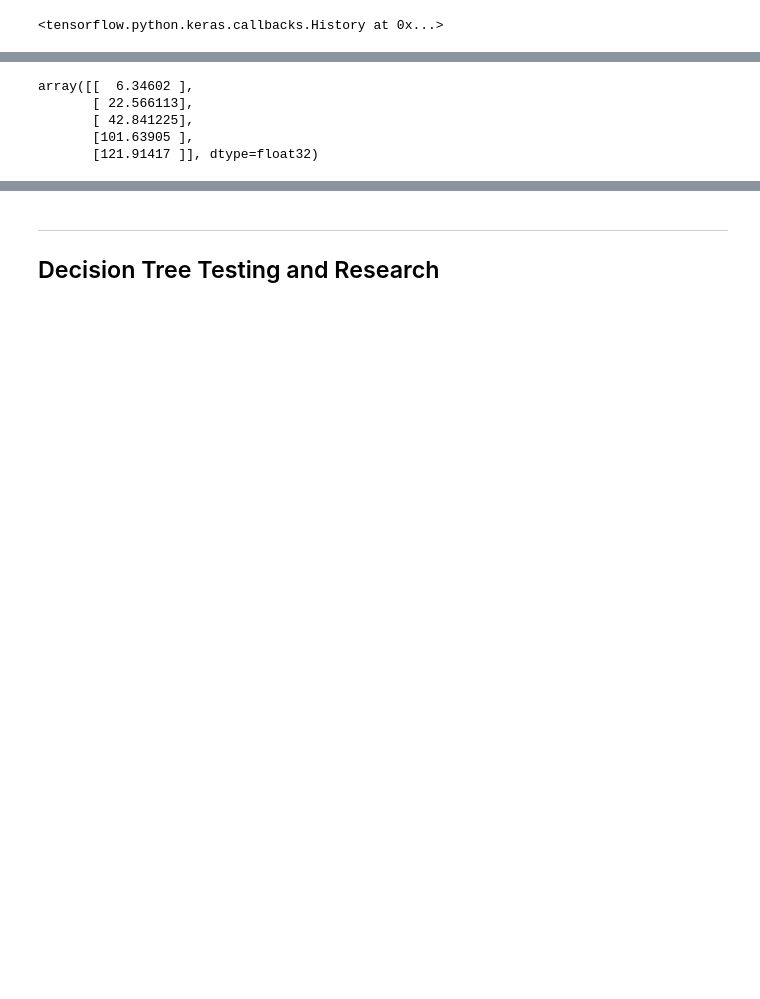
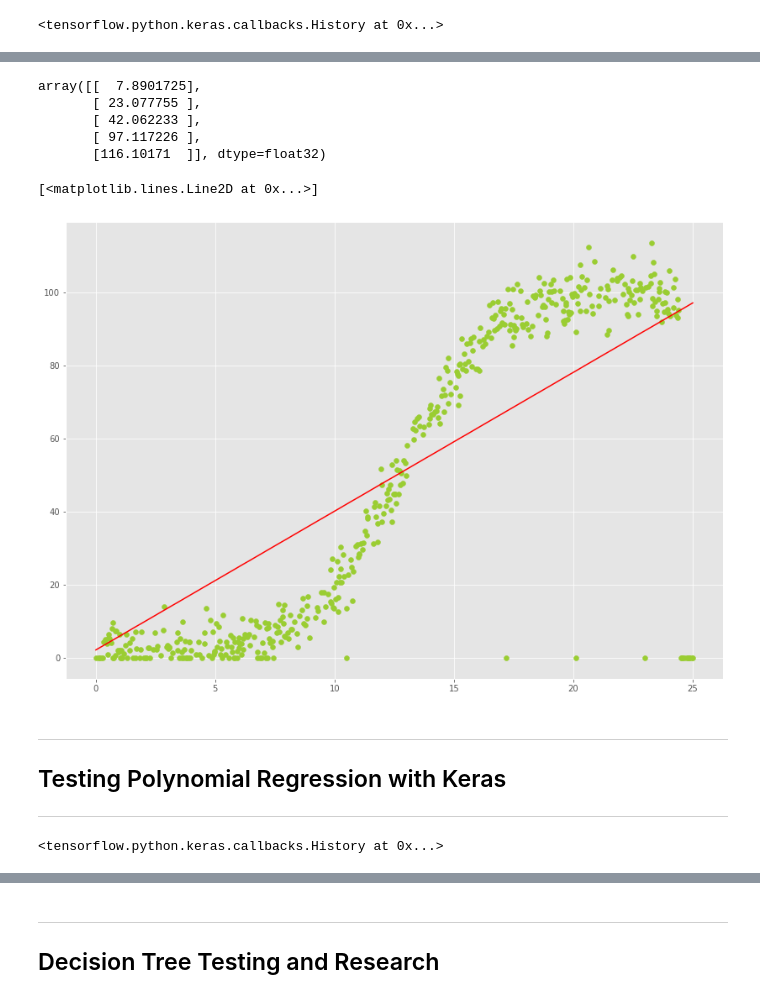
Before and after one commit to conorshortt123/emerging-tech-project, a Jupyter notebook: regression-tree.ipynb, the cells around one changed output, grey strips where cells are left out. Drawn from its saved outputs; the diff is of its cells as text; code cells hidden in the pictures; blank space fills up the shorter version.

Commit message:
Added research into polynomial regression with Keras

```diff
--- a/regression-tree.ipynb
+++ b/regression-tree.ipynb
@@ -66,6 +67,6 @@ model.add(kr.layers.Dense(1, input_shape=(1,), activation="linear", kernel_initi
 model.compile('adam', loss='mean_squared_error')
 # %%
 # Train network with our data
-model.fit(train['x'], train['y'], epochs=500, verbose=0)
+model.fit(train['x'], train['y'], batch_size=60, epochs=500, verbose=0)
 # %% [output]
 <tensorflow.python.keras.callbacks.History at 0x...>
@@ -73,8 +79,18 @@ model.fit(train['x'], train['y'], epochs=500, verbose=0)
 # Predict values with model created with Keras
 model.predict([1.5, 5.5, 10.5, 25, 30])
 # %% [output]
-array([[  6.34602 ],
-       [ 22.566113],
-       [ 42.841225],
-       [101.63905 ],
-       [121.91417 ]], dtype=float32)
+array([[  7.8901725],
+       [ 23.077755 ],
+       [ 42.062233 ],
+       [ 97.117226 ],
+       [116.10171  ]], dtype=float32)
+# %%
+plt.scatter(x, y, color="yellowgreen")
+plt.plot(x, model.predict(x), color="red")
+# %% [output]
+[<matplotlib.lines.Line2D at 0x...>]
+[figure, added]
+# %% [markdown]
+***
+## Testing Polynomial Regression with Keras
+***
@@ -80,0 +111,4 @@ array([[  6.34602 ],
+# %%
+model.fit(x_expanded, y, epochs=2000, verbose=0)
+# %% [output]
+<tensorflow.python.keras.callbacks.History at 0x...>
```
Also changed, not shown: parts of 9 cells of this notebook.
